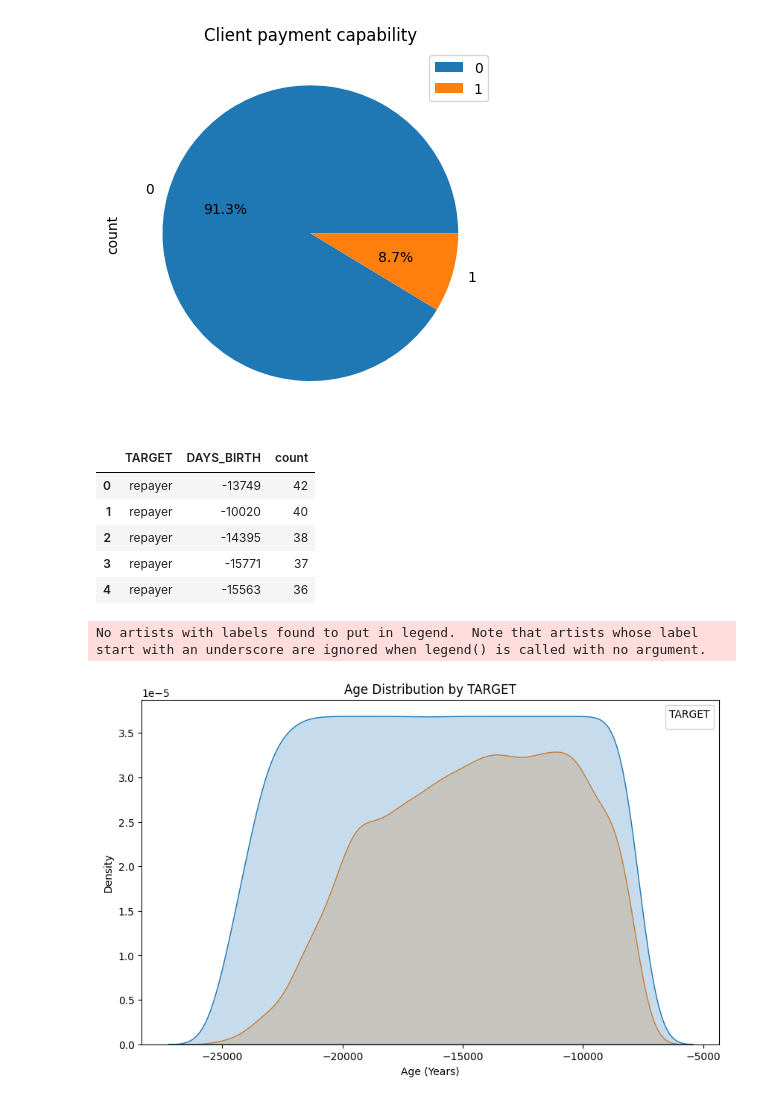
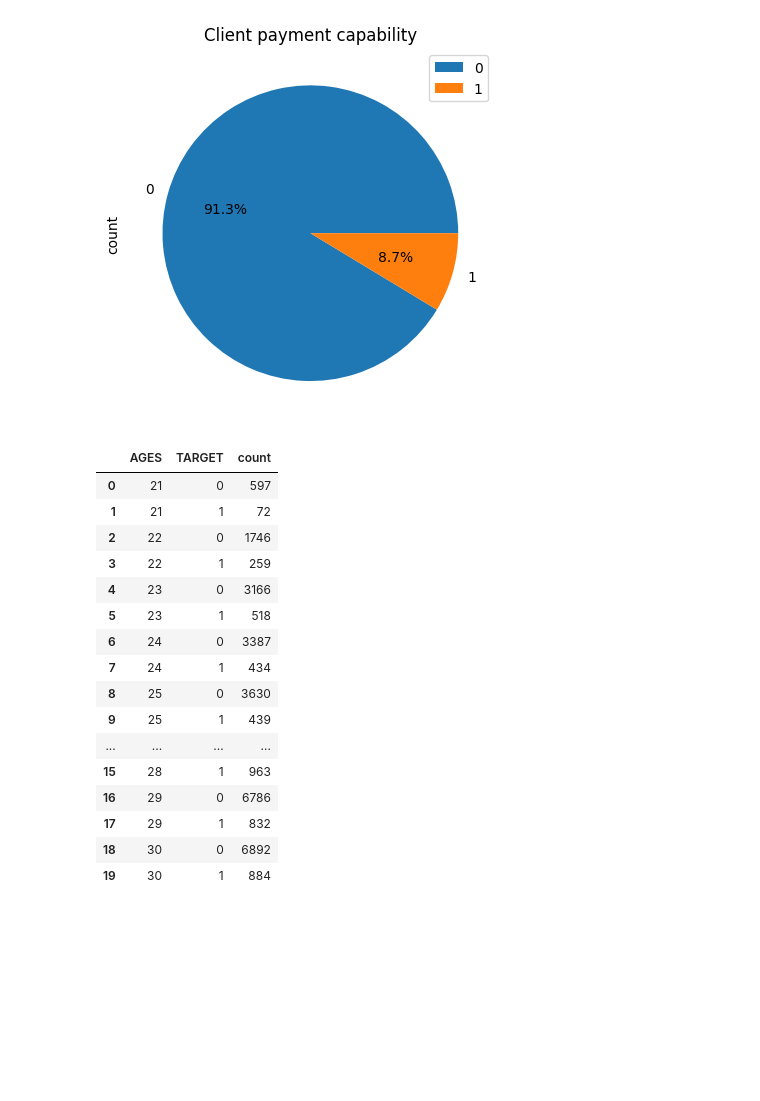
Before and after one commit to baoqdng/risk_analysis, a Jupyter notebook: EDA.ipynb, the cells around one changed output. Cells and saved outputs as stored; diff of their text form; code cells hidden in the pictures; blank space fills up the shorter version.

```diff
--- a/EDA.ipynb
+++ b/EDA.ipynb
@@ -14,8 +14,8 @@ pd.set_option('display.max_colwidth', None)
 2. Load data
 # %%
 #Read .csv data
-application_data = pd.read_csv(r"C:\Users\workb\Downloads\risk_analysis\data\application_data.csv")
-previous_application = pd.read_csv(r"C:\Users\workb\Downloads\risk_analysis\data\previous_application.csv")
+application_data = pd.read_csv(r"D:\PP\risk_analysis\archive\application_data.csv")
+previous_application = pd.read_csv(r"D:\PP\risk_analysis\archive\previous_application.csv")
 # %% [markdown]
 *2.1. Application data*
 # %%
@@ -356,6 +396,8 @@ app_data["WEEKDAY_APPR_PROCESS_START_INT"] = week_day_int
 from sklearn import preprocessing
 le = preprocessing.LabelEncoder()
 
-app_data["NAME_CONTRACT_TYPE_NUM"] = le.fit_transform(app_data["NAME_CONTRACT_TYPE"])
-app_data["CODE_GENDER_NUM"] = le.fit_transform(app_data["CODE_GENDER"])
-app_data["FLAG_OWN_CAR_NUM"] = le.fit_transform(app_data["FLAG_OWN_CAR"])
+app_data["NAME_CONTRACT_TYPE"] = le.fit_transform(app_data["NAME_CONTRACT_TYPE"])
+app_data["CODE_GENDER"] = le.fit_transform(app_data["CODE_GENDER"])
+app_data["FLAG_OWN_CAR"] = le.fit_transform(app_data["FLAG_OWN_CAR"])
+app_data["FLAG_OWN_REALTY"] = le.fit_transform(app_data["FLAG_OWN_REALTY"])
+app_data["EMERGENCYSTATE_MODE"] = le.fit_transform(app_data["EMERGENCYSTATE_MODE"])
@@ -361,0 +408,3 @@ app_data["FLAG_OWN_CAR_NUM"] = le.fit_transform(app_data["FLAG_OWN_CAR"])
+# %%
+app_data = pd.get_dummies(app_data)
+print('App data shape: ', app_data.shape)
@@ -495,29 +500,23 @@ plt.show()
 # %% [output]
 [figure]
 # %%
-target_birth = app_data["DAYS_BIRTH"].groupby(app_data["TARGET"]).value_counts().reset_index()
-target_birth['TARGET'] = target_birth['TARGET'].map({0: 'repayer', 1: 'defaulter'})
-target_birth.head(5)
+target_birth = app_data["TARGET"].groupby(app_data["AGES"]).value_counts().reset_index()
+target_birth.head(20)
 # %% [output]
-|  | TARGET | DAYS_BIRTH | count |
-| 0 | repayer | -13749 | 42 |
-| 1 | repayer | -10020 | 40 |
-| 2 | repayer | -14395 | 38 |
-| 3 | repayer | -15771 | 37 |
-| 4 | repayer | -15563 | 36 |
+|  | AGES | TARGET | count |
+| 0 | 21 | 0 | 597 |
+| 1 | 21 | 1 | 72 |
+| 2 | 22 | 0 | 1746 |
+| 3 | 22 | 1 | 259 |
+| 4 | 23 | 0 | 3166 |
+| 5 | 23 | 1 | 518 |
+| 6 | 24 | 0 | 3387 |
+| 7 | 24 | 1 | 434 |
+| 8 | 25 | 0 | 3630 |
+| 9 | 25 | 1 | 439 |
+| ... | ... | ... | ... |
+| 15 | 28 | 1 | 963 |
+| 16 | 29 | 0 | 6786 |
+| 17 | 29 | 1 | 832 |
+| 18 | 30 | 0 | 6892 |
+| 19 | 30 | 1 | 884 |
-# %%
-# Create a line chart
-plt.figure(figsize=(10, 6))
-sns.kdeplot(data=target_birth, x='DAYS_BIRTH', hue='TARGET', fill=True)
-
-# Customize the plot
-plt.title('Age Distribution by TARGET')
-plt.xlabel('Age (Years)')
-plt.ylabel('Density')
-plt.legend(title='TARGET')
-
-# Show the plot
-plt.show()
-# %% [output]
-No artists with labels found to put in legend.  Note that artists whose label start with an underscore are ignored when legend() is called with no argument.
-[figure, removed]
```
Also changed, not shown: parts of 24 cells of this notebook.
